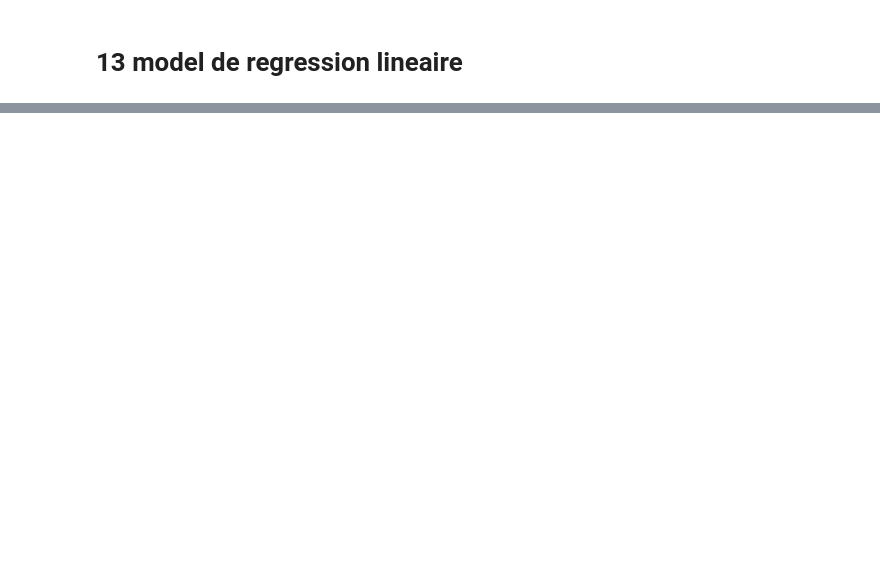
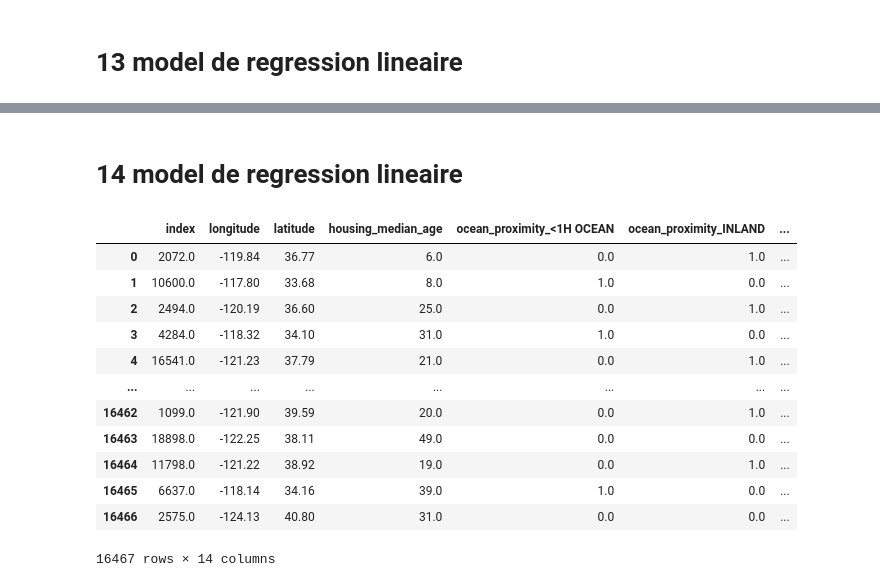
Before and after one commit to AliciaKairouani/Projet_immo, a Jupyter notebook: Model.ipynb, the cells around one changed output, grey strips where cells are left out. Saved outputs shown, nothing was run; the diff lists cells and outputs as text; code cells hidden in the pictures; blank space fills up the shorter version.

```diff
--- a/Model.ipynb
+++ b/Model.ipynb
@@ -1162,0 +1374,19 @@ R2 score is 0.6424620903809828
+# %% [markdown]
+# 14 model de regression lineaire
+# %%
+immo_df14 = pd.read_csv("immo_iteration14.csv")
+immo_df14
+# %% [output]
+|  | index | longitude | latitude | housing_median_age | ocean_proximity_<1H OCEAN | ocean_proximity_INLAND | ... |
+| 0 | 2072.0 | -119.84 | 36.77 | 6.0 | 0.0 | 1.0 | ... |
+| 1 | 10600.0 | -117.80 | 33.68 | 8.0 | 1.0 | 0.0 | ... |
+| 2 | 2494.0 | -120.19 | 36.60 | 25.0 | 0.0 | 1.0 | ... |
+| 3 | 4284.0 | -118.32 | 34.10 | 31.0 | 1.0 | 0.0 | ... |
+| 4 | 16541.0 | -121.23 | 37.79 | 21.0 | 0.0 | 1.0 | ... |
+| ... | ... | ... | ... | ... | ... | ... | ... |
+| 16462 | 1099.0 | -121.90 | 39.59 | 20.0 | 0.0 | 1.0 | ... |
+| 16463 | 18898.0 | -122.25 | 38.11 | 49.0 | 0.0 | 0.0 | ... |
+| 16464 | 11798.0 | -121.22 | 38.92 | 19.0 | 0.0 | 1.0 | ... |
+| 16465 | 6637.0 | -118.14 | 34.16 | 39.0 | 1.0 | 0.0 | ... |
+| 16466 | 2575.0 | -124.13 | 40.80 | 31.0 | 0.0 | 0.0 | ... |
+16467 rows × 14 columns
```
Also changed, not shown: parts of 110 cells of this notebook, 1 other file.
